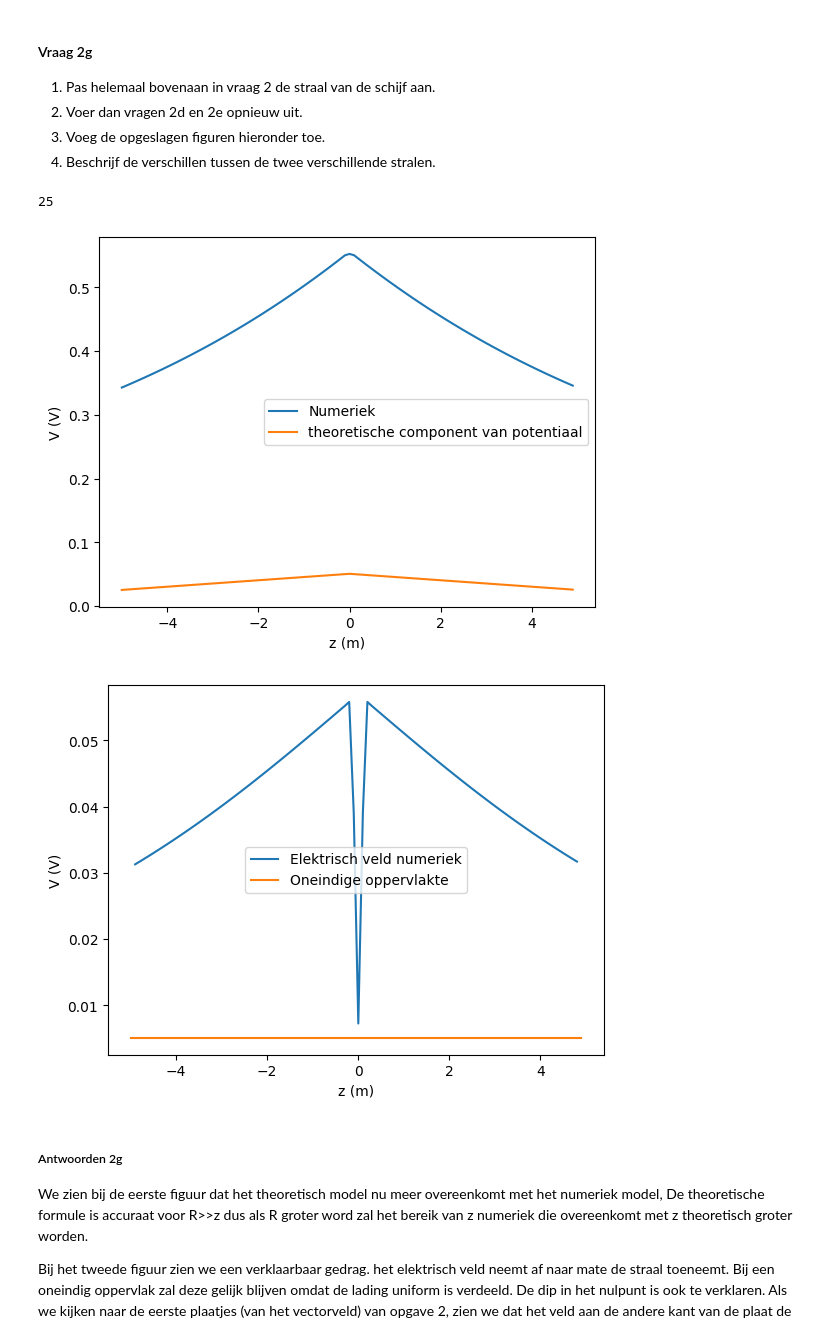
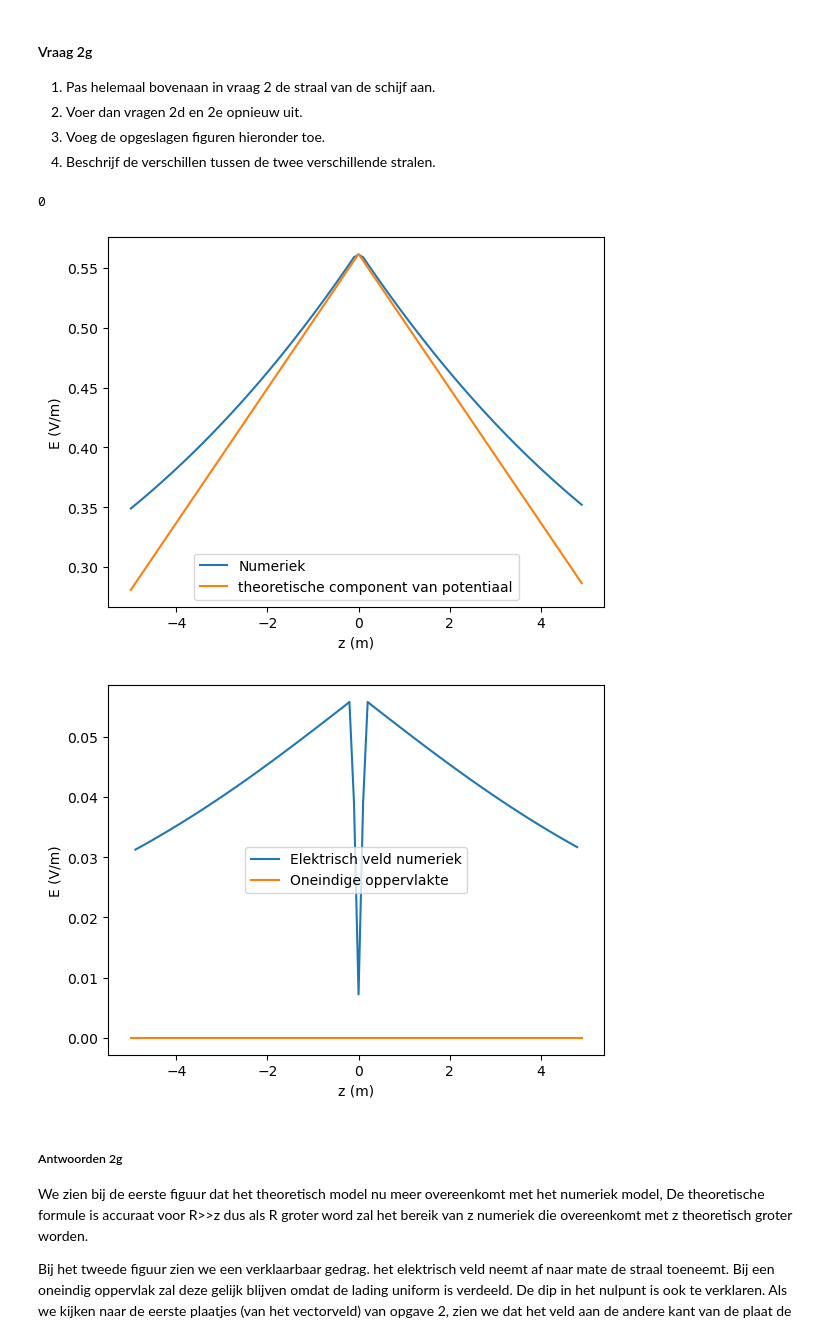
Before and after one commit to jasperbom747-creator/opdrachten-DEF-D-Jasper-Bom, a Jupyter notebook: DigitaleOntwerpopdrachten/1CondensatorOpdracht/CondensatorOntwerpopdracht.ipynb, the cells around one changed output. Drawn from its saved outputs; the diff is of its cells as text; code cells hidden in the pictures.

```diff
--- a/DigitaleOntwerpopdrachten/1CondensatorOpdracht/CondensatorOntwerpopdracht.ipynb
+++ b/DigitaleOntwerpopdrachten/1CondensatorOpdracht/CondensatorOntwerpopdracht.ipynb
@@ -255,7 +221,7 @@ Pas de cel die je in vraag 2a hebt aangepast weer aan naar de originele waardes.
 Het aantal punten dat gebruikt wordt om de schijf te creëren is number_point_charges_on_disk en de lading van een punt is charge_one_point in Coulomb.
 1. Bereken en print de ladingsdichtheid $\sigma$ met een correcte eenheid.
 # %%
-ladingsdichtheid = 2813*charge_one_point/(np.pi*disk_radius**2)
+ladingsdichtheid = inter_charge_distance*charge_one_point/(np.pi*disk_radius**2)
 
-print(f"De ladingsdichtheid is: {ladingsdichtheid:.15f} C/m^2")
+print(f"De ladingsdichtheid is: {ladingsdichtheid:.2e} C/m^2")
 # %% [output]
@@ -268,22 +234,20 @@ De ladingsdichtheid is: 0.000000000000090 C/m^2
 (bekijk probleem 2.51 in het Griffiths' boek)
 3. Plot het potentiaal in het centrum van de schijf in hetzelfde figuur $V = \sigma R/(2 \epsilon_0)$
 # %%
-# Vul deze code aan zodat deze vraag 2.3 beantwoord.
-
-sigma = 2813*charge_one_point/(np.pi*disk_radius**2)
-idx_z_zero = V.shape[1] // 2
+sigma = number_point_charges_on_disk*charge_one_point/(np.pi*disk_radius**2)
+idx_z_zero = np.argmin(np.abs(z))
 print(idx_z_zero)
 R = disk_radius
 V_0 = V[idx_z_zero, 0]
 V_center = sigma*disk_radius / (2*epsilon0)      # potentiaal in centrum
 V_edge   = sigma*disk_radius / (np.pi*epsilon0)  # potentiaal aan rand
-V_R =  V[mid_z, :]
+V_R =  V[idx_z_zero, :]
 r_R =  r
 
 plt.title(f"Elektrische potentiaal")
 #plt.plot(r, V, "o-", label="numeriek potentiaal")
-plt.plot(0, V_0, "c.", label="theoretisch potentiaal $r$=0 m")
-plt.plot(r_R, V_R, "c.", label="theoretisch potentiaal $r$=$R$ m")
+plt.plot(0, V_0, "c.", label="numeriek potentiaal $r$=0 m")
+plt.plot(r_R, V_R, "c.", label="numeriek potentiaal $r$=$R$ m")
 plt.plot(0, V_center, 'g.', markersize=10, label='Analytisch V centrum')
 plt.plot(disk_radius, V_edge, 'r.', markersize=10, label='Analytisch V rand')
 plt.legend()
@@ -367,48 +333,48 @@ plt.show()
 3. Voeg de opgeslagen figuren hieronder toe.
 4. Beschrijf de verschillen tussen de twee verschillende stralen.
 # %%
-mid_r = V.shape[1] // 2
+#mid_r = V.shape[0] // 2
+mid_r = np.argmin(np.abs(r))
+print(mid_r)
 R = disk_radius
-print(mid_r)
 V_z = V[:, mid_r]
 
 def grootPot(z):
     return (sigma/(2*epsilon0)) * (R - np.abs(z))
 
 
 plt.figure()
 plt.plot(z,V_z, label="Numeriek")
 plt.plot(z,grootPot(z), label="theoretische component van potentiaal")
 plt.xlabel("z (m)")
-plt.ylabel("V (V)")
+plt.ylabel("E (V/m)")
 plt.legend()
 plt.savefig("theoretische_potenciaal_R10.png", dpi=300)
+
 plt.show()
 
 
-mid_r_E= normE.shape[1] // 2
-R = disk_radius
+mid_z = normE.shape[1] // 2
 Eoneindig = ladingsdichtheid/(2*epsilon0)
 Eoneindig_array =np.array([])
-
 
 E_z_on = np.linspace(min(z),max(z),1000)
 Eoneindig_array = np.full(len(E_z_on), Eoneindig)
 
 
-E_z = normE[:, mid_r_E]
+E_z = normE[:, mid_z]
 
 plt.plot(z_for_E,E_z,label="Elektrisch veld numeriek")
 plt.plot(E_z_on,Eoneindig_array,label="Oneindige oppervlakte")
 plt.xlabel("z (m)")
-plt.ylabel("V (V)")
+plt.ylabel("E (V/m)")
 plt.legend()
 plt.savefig("theoretische_potenciaal_R10_plaat.png", dpi=300)
 plt.show()
 # %% [output]
-25
+0
-[figure, old version]
+[figure, new version]
-[figure, old version]
+[figure, new version]
 # %% [markdown]
 ##### Antwoorden 2g
 
```
Also changed, not shown: parts of 31 cells of this notebook, 4 other files.
